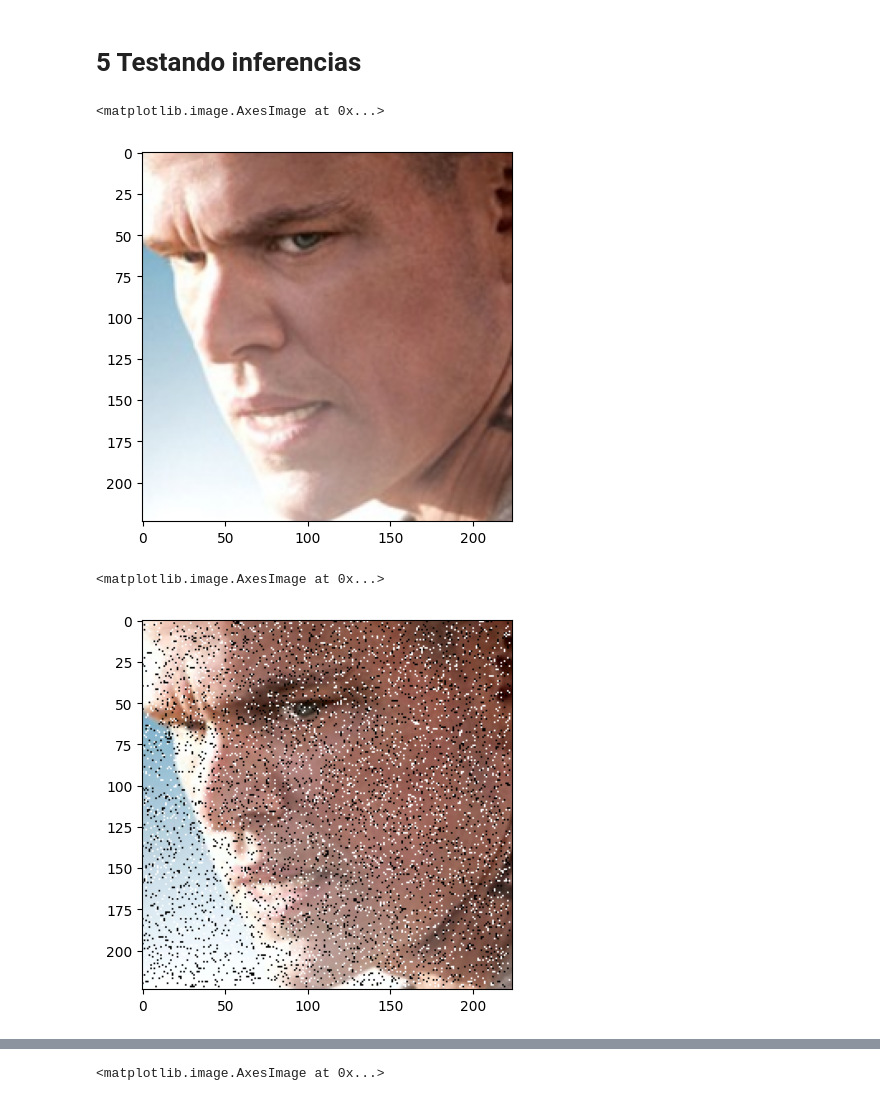
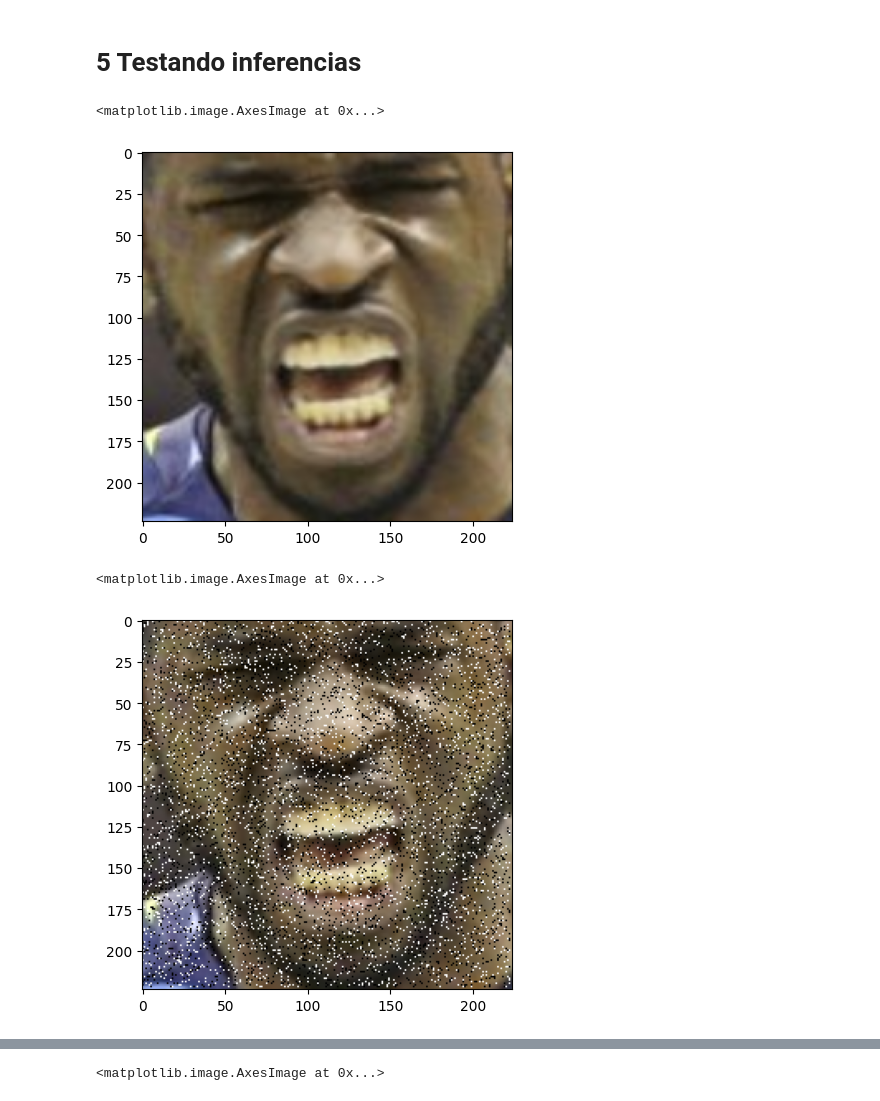
Before and after one commit to Migliorin/Image-Denoising, a Jupyter notebook: notebooks/ExperimentsAnalysis/PlotGraph.ipynb, the cells around one changed output, grey strips where cells are left out. Drawn from its saved outputs; the diff is of its cells as text; code cells hidden in the pictures.

```diff
--- a/notebooks/ExperimentsAnalysis/PlotGraph.ipynb
+++ b/notebooks/ExperimentsAnalysis/PlotGraph.ipynb
@@ -194,20 +185,20 @@ model = LightningVisionTransformer.load_from_checkpoint(
 # 5 Testando inferencias
 # %%
 i = 0
-stop = 3
+stop = 4
 for ori_img, noi_img in custom_dataloader_val:
     if(i == stop):
         break
     i+=1
 # %%
-plt.imshow(ori_img[0].permute(1,2,0).detach().numpy())
+plt.imshow(ori_img[1].permute(1,2,0).detach().numpy())
 # %% [output]
 <matplotlib.image.AxesImage at 0x...>
-[figure, old version]
+[figure, new version]
 # %%
-plt.imshow(noi_img[0].permute(1,2,0).detach().numpy())
+plt.imshow(noi_img[1].permute(1,2,0).detach().numpy())
 # %% [output]
 <matplotlib.image.AxesImage at 0x...>
-[figure, old version]
+[figure, new version]
 # %%
 denoised = model.model(noi_img)
```
Also changed, not shown: parts of 12 cells of this notebook.
